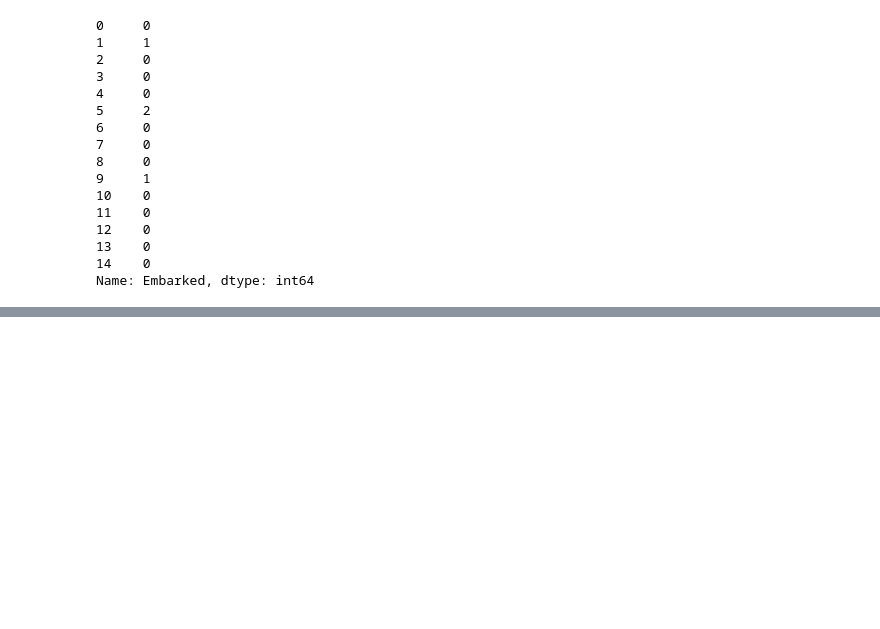
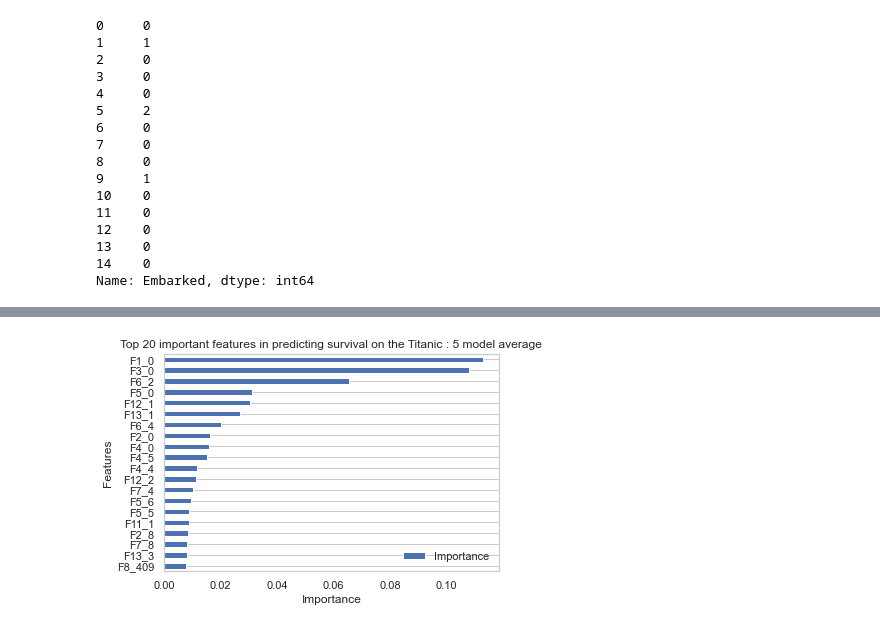
Before and after one commit to wy-july/titanic, a Jupyter notebook: Untitled.ipynb, the cells around one changed output, grey strips where cells are left out. Saved outputs shown, nothing was run; the diff lists cells and outputs as text; code cells hidden in the pictures; blank space fills up the shorter version.

```diff
--- a/Untitled.ipynb
+++ b/Untitled.ipynb
@@ -1053,0 +1531,6 @@ Name: Embarked, dtype: int64
+# %%
+### 항목당 평균 중요도
+importances['Average'] = importances.mean(axis=1)
+# %%
+### 랭킹 정하기
+importances = importances.sort_values(by='Average', ascending=False).reset_index(drop=True)
@@ -1053,0 +1539,13 @@ Name: Embarked, dtype: int64
+# %%
+### 중요도를 다시 데이터 프레임에 넣기
+#fi = {'Features':importances['Feature', 'Importance':importances['Average']]}
+fi = {'Features':importances['Feature'], 'Importance':importances['Average']}
+importance = pd.DataFrame(fi).set_index('Features').sort_values('Importance', ascending=True)
+# %%
+### 그래프 제목
+title = 'Top 20 important features in predicting survival on the Titanic : 5 model average'
+# %%
+### 그래프 보기
+importance_plotting(importance, 'Importance', 'Features', title, 20)
+# %% [output]
+[figure, added]
```
Also changed, not shown: parts of 77 cells of this notebook.
